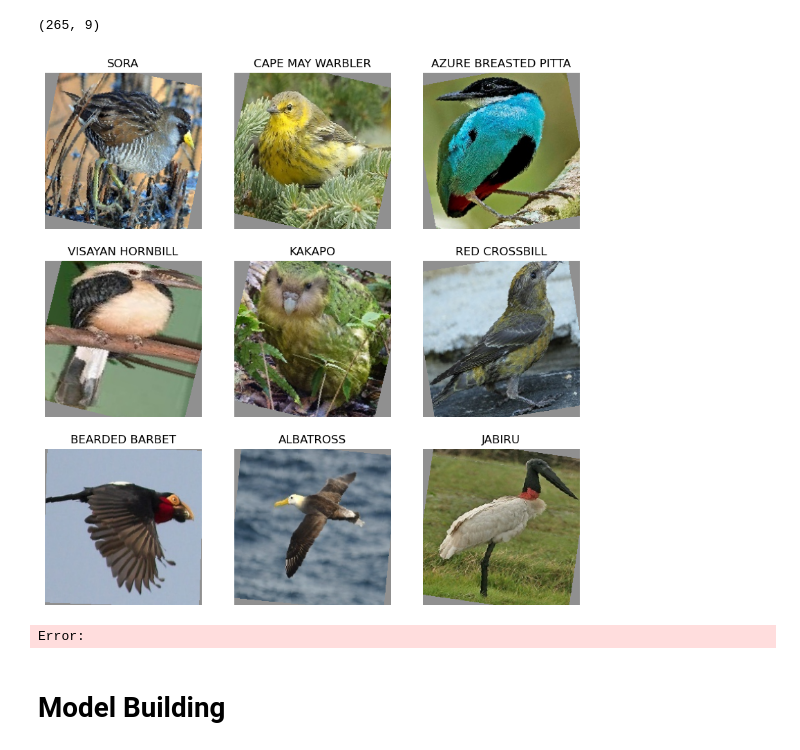
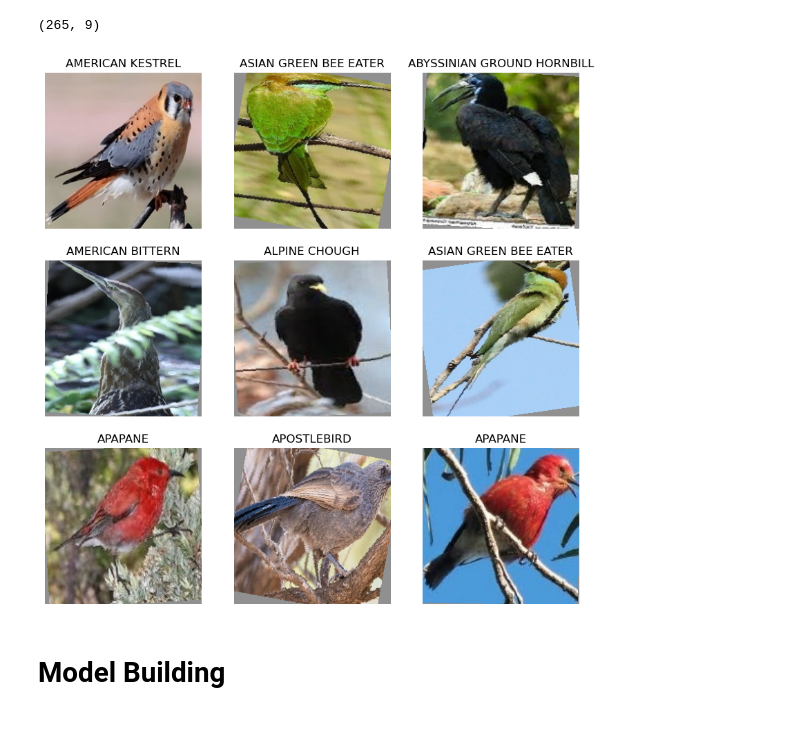
Before and after one commit to wyattcheang/bird_detection_model, a Jupyter notebook: sample.ipynb, the cells around one changed output. Drawn from its saved outputs; the diff is of its cells as text; code cells hidden in the pictures.

```diff
--- a/sample.ipynb
+++ b/sample.ipynb
@@ -75,17 +75,18 @@ len(train_loader), len(test_loader)
 (265, 9)
 # %%
 # Random plot some images in the training dataset
+class_names = train_dataset.classes
+
 fig, ax = plt.subplots(3, 3, figsize=(10, 10))
 for i in range(3):
     for j in range(3):
         idx = np.random.randint(len(train_dataset))
         img, label = train_dataset[idx]
         ax[i, j].imshow(img.permute(1, 2, 0))
         ax[i, j].set_title(class_names[label])
         ax[i, j].axis('off')
 # %% [output]
-[figure, old version]
+[figure, new version]
-Error:
 # %% [markdown]
 # Model Building
 # %% [markdown]
```
Also changed, not shown: parts of 2 cells of this notebook, 1 other file.
